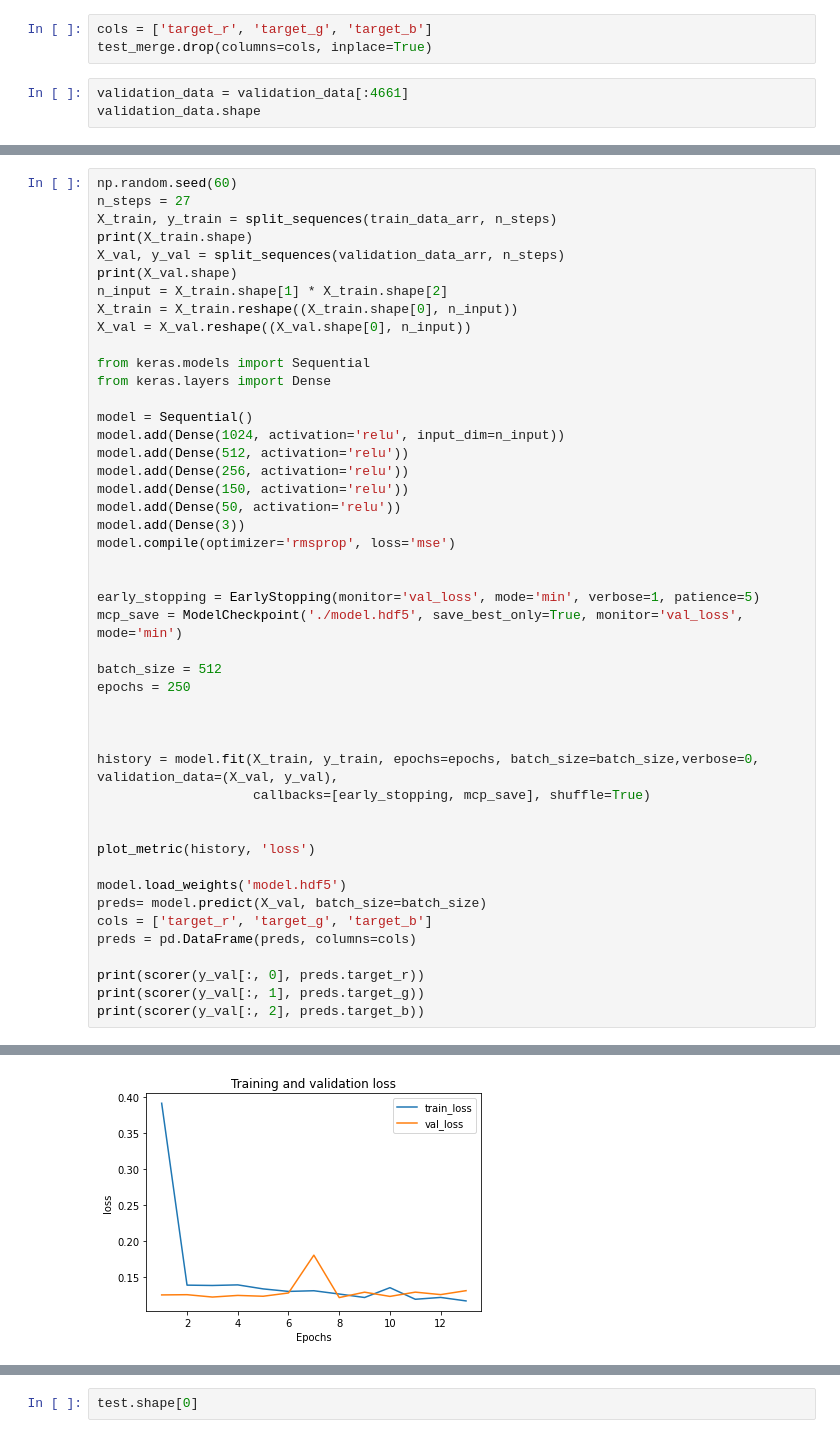
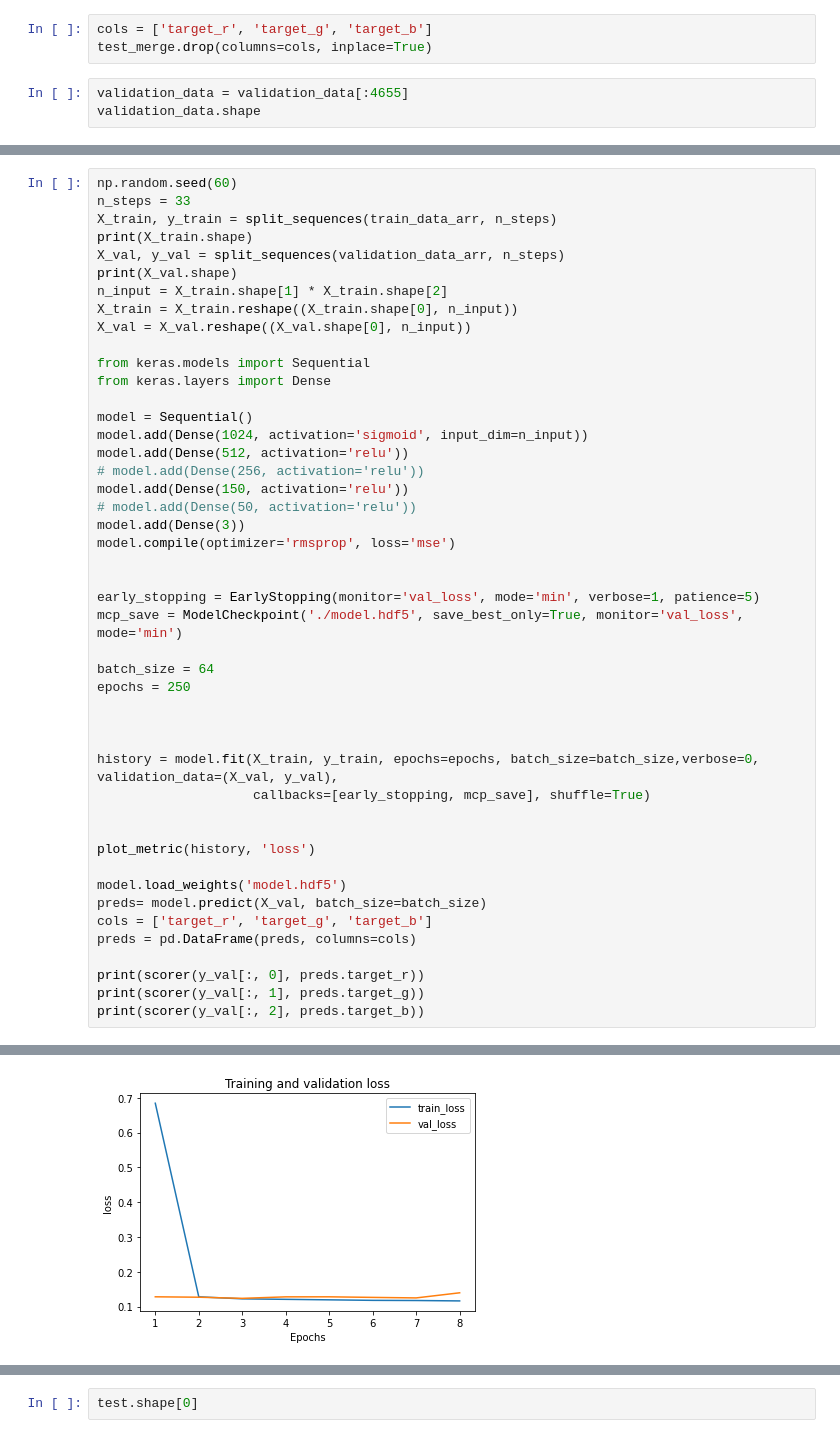
Before and after one commit to pratik-poudel/datacrunch, a Jupyter notebook: 24th April converting to time series and predicting with MLP.ipynb, the cells around one changed output, grey strips where cells are left out. Saved outputs shown, nothing was run; the diff lists cells and outputs as text.

```diff
--- a/24th April converting to time series and predicting with MLP.ipynb
+++ b/24th April converting to time series and predicting with MLP.ipynb
@@ -288,6 +280,6 @@ test.shape
 cols = ['target_r', 'target_g', 'target_b']
 test_merge.drop(columns=cols, inplace=True)
 # %%
-validation_data = validation_data[:4661]
+validation_data = validation_data[:4655]
 validation_data.shape
 # %% [output]
@@ -301,6 +293,6 @@ validation_data_arr.shape
 # %%
 np.random.seed(60)
-n_steps = 27
+n_steps = 33
 X_train, y_train = split_sequences(train_data_arr, n_steps)
 print(X_train.shape)
 X_val, y_val = split_sequences(validation_data_arr, n_steps)
@@ -313,11 +305,11 @@ from keras.models import Sequential
 from keras.layers import Dense
 
 model = Sequential()
-model.add(Dense(1024, activation='relu', input_dim=n_input))
+model.add(Dense(1024, activation='sigmoid', input_dim=n_input))
 model.add(Dense(512, activation='relu'))
-model.add(Dense(256, activation='relu'))
+# model.add(Dense(256, activation='relu'))
 model.add(Dense(150, activation='relu'))
-model.add(Dense(50, activation='relu'))
+# model.add(Dense(50, activation='relu'))
 model.add(Dense(3))
 model.compile(optimizer='rmsprop', loss='mse')
 
@@ -325,7 +317,7 @@ model.compile(optimizer='rmsprop', loss='mse')
 early_stopping = EarlyStopping(monitor='val_loss', mode='min', verbose=1, patience=5)
 mcp_save = ModelCheckpoint('./model.hdf5', save_best_only=True, monitor='val_loss', mode='min')
 
-batch_size = 512
+batch_size = 64
 epochs = 250
 
 
@@ -351 +343 @@ Epoch 00013: early stopping
-[figure, old version]
+[figure, new version]
```
Also changed, not shown: parts of 17 cells of this notebook.
